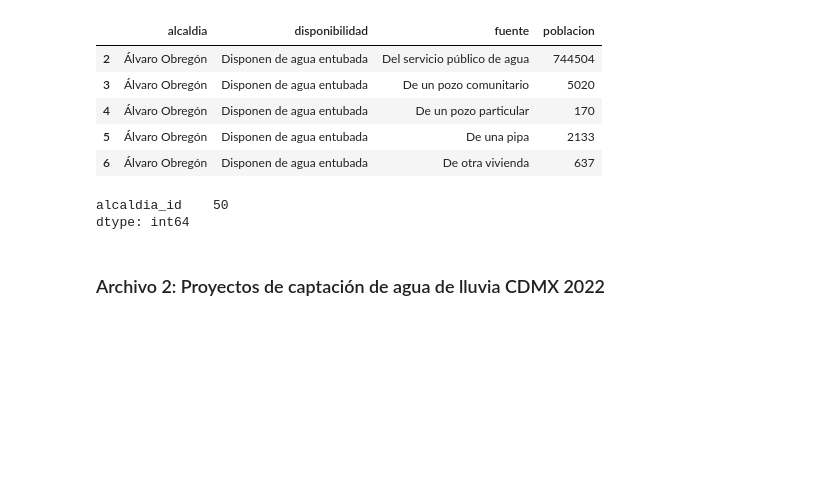
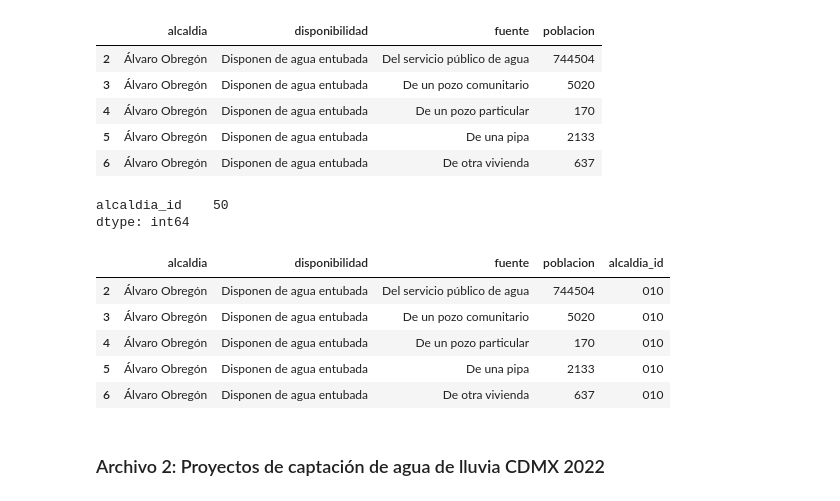
Before and after one commit to Anton-Utray/ETL, a Jupyter notebook: SRC/Data_Cleaning.ipynb, the cells around one changed output. Drawn from its saved outputs; the diff is of its cells as text; code cells hidden in the pictures; blank space fills up the shorter version.

```diff
--- a/SRC/Data_Cleaning.ipynb
+++ b/SRC/Data_Cleaning.ipynb
@@ -187,4 +187,13 @@ censo.loc[censo['alcaldia']=='Tláhuac', 'alcaldia_id']='011'
 censo.loc[censo['alcaldia']=='Tlalpan', 'alcaldia_id']='012'
 censo.loc[censo['alcaldia']=='Venustiano Carranza', 'alcaldia_id']='017'
 censo.loc[censo['alcaldia']=='Xochimilco', 'alcaldia_id']='013'
+# %%
+censo.head()
+# %% [output]
+|  | alcaldia | disponibilidad | fuente | poblacion | alcaldia_id |
+| 2 | Álvaro Obregón | Disponen de agua entubada | Del servicio público de agua | 744504 | 010 |
+| 3 | Álvaro Obregón | Disponen de agua entubada | De un pozo comunitario | 5020 | 010 |
+| 4 | Álvaro Obregón | Disponen de agua entubada | De un pozo particular | 170 | 010 |
+| 5 | Álvaro Obregón | Disponen de agua entubada | De una pipa | 2133 | 010 |
+| 6 | Álvaro Obregón | Disponen de agua entubada | De otra vivienda | 637 | 010 |
 # %%
```
Also changed, not shown: parts of 2 cells of this notebook, 3 other files.
